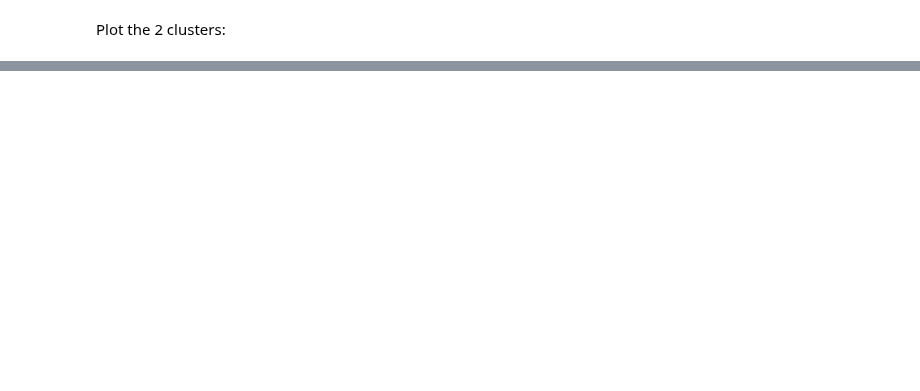
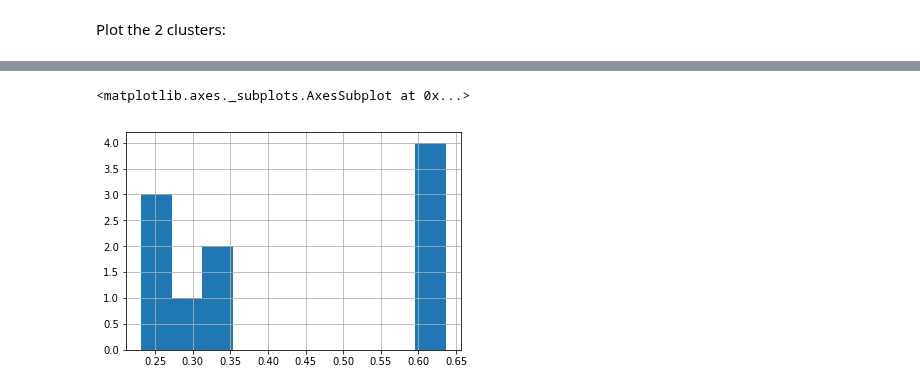
Before and after one commit to odedgolden/Machine-Learning, a Jupyter notebook: ML_ex4/ML_ex4.ipynb, the cells around one changed output, grey strips where cells are left out. Saved outputs shown, nothing was run; the diff lists cells and outputs as text; code cells hidden in the pictures; blank space fills up the shorter version.

```diff
--- a/ML_ex4/ML_ex4.ipynb
+++ b/ML_ex4/ML_ex4.ipynb
@@ -94,0 +217,5 @@ od_b
+# %%
+train.groupby(['Vote'])['Number_of_valued_Kneset_members'].mean().hist()
+# %% [output]
+<matplotlib.axes._subplots.AxesSubplot at 0x...>
+[figure, added]
```
Also changed, not shown: parts of 29 cells of this notebook.
